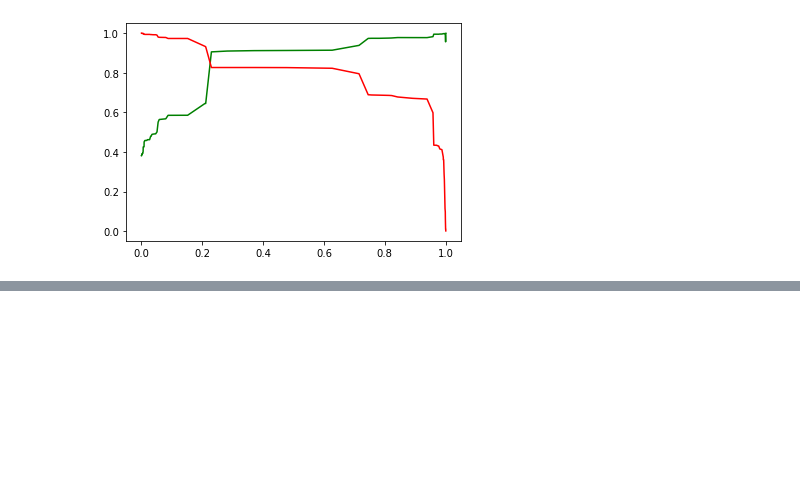
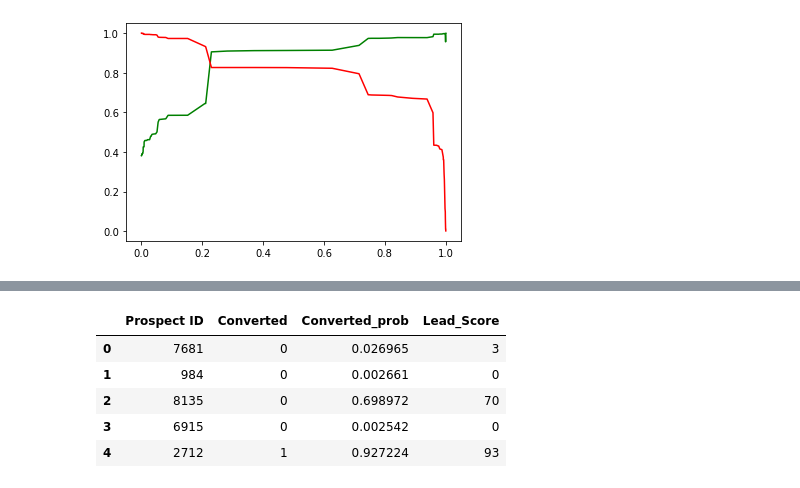
Before and after one commit to abhiramsb/Logistic_Regression-LeadScoring_CaseStudy, a Jupyter notebook: Lead_Scoring_CaseStudy.ipynb, the cells around one changed output, grey strips where cells are left out. Drawn from its saved outputs; the diff is of its cells as text; code cells hidden in the pictures; blank space fills up the shorter version.

```diff
--- a/Lead_Scoring_CaseStudy.ipynb
+++ b/Lead_Scoring_CaseStudy.ipynb
@@ -1480,0 +1545,4 @@ plt.show()
+# %%
+# Removing index for both dataframes to append them side by side
+y_pred_1.reset_index(drop=True, inplace=True)
+y_test_df.reset_index(drop=True, inplace=True)
@@ -1480,0 +1577,10 @@ plt.show()
+# %%
+# Let's see the head of y_pred_final
+y_pred_final.head()
+# %% [output]
+|  | Prospect ID | Converted | Converted_prob | Lead_Score |
+| 0 | 7681 | 0 | 0.026965 | 3 |
+| 1 | 984 | 0 | 0.002661 | 0 |
+| 2 | 8135 | 0 | 0.698972 | 70 |
+| 3 | 6915 | 0 | 0.002542 | 0 |
+| 4 | 2712 | 1 | 0.927224 | 93 |
```
Also changed, not shown: parts of 41 cells of this notebook.
